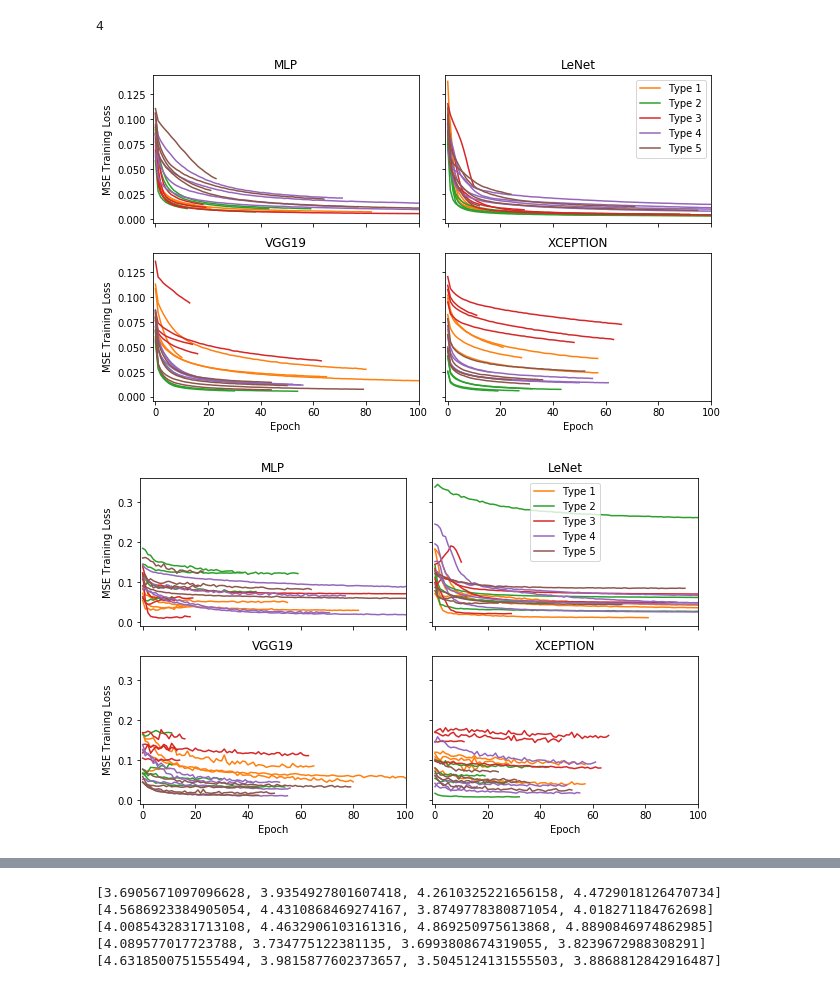
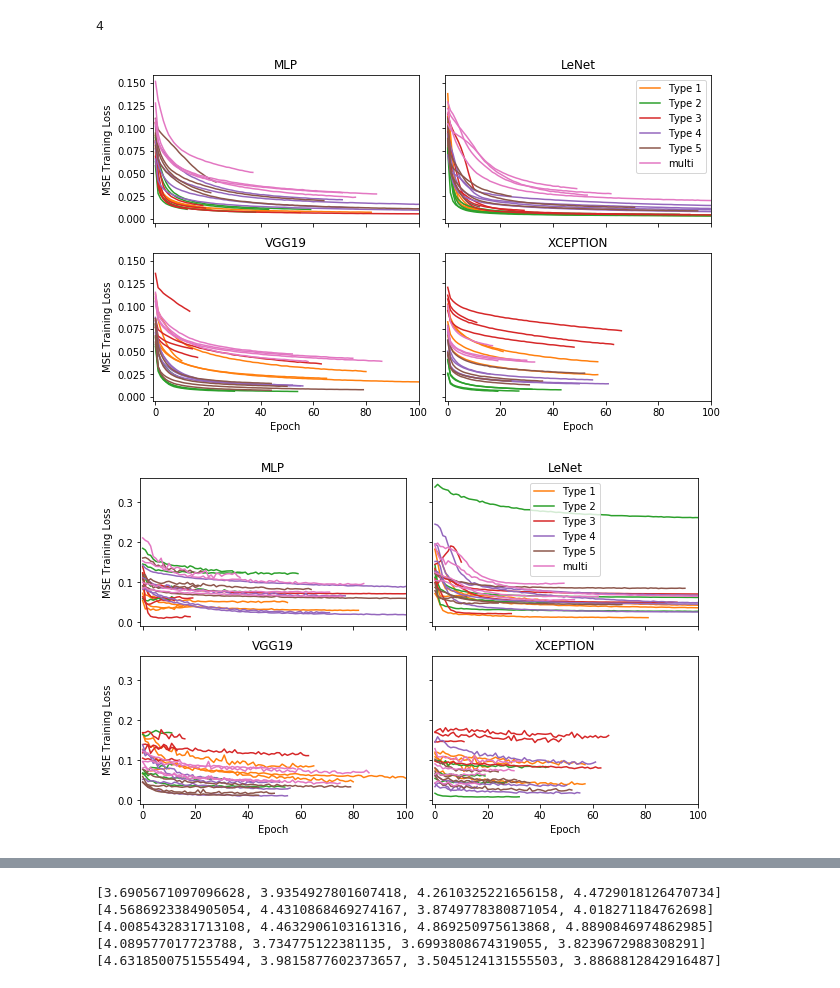
Before and after one commit to Rhoana/perception, a Jupyter notebook: IPY/Figure4_Analysis.ipynb, the cells around one changed output, grey strips where cells are left out. Cells and saved outputs as stored; diff of their text form; code cells hidden in the pictures.

Commit message:
Add Figure 4 multi analysis.

```diff
--- a/IPY/Figure4_Analysis.ipynb
+++ b/IPY/Figure4_Analysis.ipynb
@@ -35,11 +48,11 @@ for i in range(1,6):
 # %%
-all_stats = [None]*5
+all_stats = [None]*6
 
 for a in range(1,6):
 
     experiment = 'C.Figure4.data_to_type'+str(a)
     e_dir = os.path.join(RESULTS_DIR, experiment)
-    datasets = sorted(os.listdir(e_dir))
+
 
     stats = [None]*4
 
@@ -64,4 +77,32 @@ for a in range(1,6):
 #     print stats
     all_stats[a-1] = stats
 #         print d, c, np.mean([stats1['MLAE'], stats2['MLAE']])
+
+
+experiment = 'C.Figure4.multi'
+e_dir = os.path.join(RESULTS_DIR, experiment)
+
+
+stats = [None]*4
+
+classifiers = ['MLP', 'LeNet', 'VGG19', 'XCEPTION']
+for i,c in enumerate(classifiers):
+
+    stats[i] = []
+    c_dir = os.path.join(e_dir, c)
+
+    stats_files = glob.glob(c_dir+'/*.p')
+    stats_per_c = []
+#     print stats_files
+
+    for s in stats_files:
+
+        with open(s, 'r') as f:
+            stats_from_file = pickle.load(f)
+        stats_per_c.append(stats_from_file)
+#         print stats['time']
+
+    stats[i].append(stats_per_c)
+#     print stats
+all_stats[5] = stats
 # %%
@@ -92,37 +133,40 @@ for i, c in enumerate(classifiers):
 
 #         plt.ylabel(False)
     elif i == 2:
         axes[i] = fig.add_subplot(gs[i], sharey=axes[0], sharex=axes[0])
         plt.ylabel('MSE Training Loss')
         plt.xlabel('Epoch')
     elif i == 3:
         axes[i] = fig.add_subplot(gs[i], sharey=axes[2])
         plt.setp(axes[3].get_yticklabels(), visible=False)
         plt.xlabel('Epoch')
 
-    for type_ in range(1,6):
+    for type_ in range(1,7):
         for sample in range(len(all_stats[0][0][0])):
 
             loss_for_type = all_stats[type_-1][i][0][sample]['loss']
 
             if sample == 0:
                 # only label the first
-                plot(loss_for_type, label='Type '+str(type_), color='C'+str(type_))
+                c_label = 'Type '+str(type_)
+                if type_ == 6:
+                    c_label='multi'
+                plot(loss_for_type, label=c_label, color='C'+str(type_))
             else:
                 # but use the same colors for all
                 plot(loss_for_type, color='C'+str(type_))
 
 
     plt.xlim(-1,100)
     plt.title(c)
 
 
     if i == 1:
         plt.legend()
 
-plt.savefig('../PAPER/gfx/figure4_training_loss.pdf', bbox_inches='tight', pad_inches=0)
+plt.savefig('../PAPER/gfx/figure4_training_loss_with_multi.pdf', bbox_inches='tight', pad_inches=0)
 # %% [output]
-[figure, old version]
+[figure, new version]
 # %%
 from matplotlib import gridspec
 
@@ -155,14 +199,17 @@ for i, c in enumerate(classifiers):
         plt.setp(axes[3].get_yticklabels(), visible=False)
         plt.xlabel('Epoch')
 
-    for type_ in range(1,6):
+    for type_ in range(1,7):
         for sample in range(len(all_stats[0][0][0])):
 
             loss_for_type = all_stats[type_-1][i][0][sample]['val_loss']
 
             if sample == 0:
                 # only label the first
-                plot(loss_for_type, label='Type '+str(type_), color='C'+str(type_))
+                c_label = 'Type '+str(type_)
+                if type_ == 6:
+                    c_label='multi'
+                plot(loss_for_type, label=c_label, color='C'+str(type_))
             else:
                 # but use the same colors for all
                 plot(loss_for_type, color='C'+str(type_))
@@ -175,9 +222,9 @@ for i, c in enumerate(classifiers):
     if i == 1:
         plt.legend()
 
-plt.savefig('../PAPER/gfx/figure4_val_loss.pdf', bbox_inches='tight', pad_inches=0)
+plt.savefig('../PAPER/gfx/figure4_val_loss_with_multi.pdf', bbox_inches='tight', pad_inches=0)
 # %% [output]
-[figure, old version]
+[figure, new version]
 # %%
 import numpy as np
 import scipy as sp
```
Also changed, not shown: parts of 3 cells of this notebook, 3 other files.
